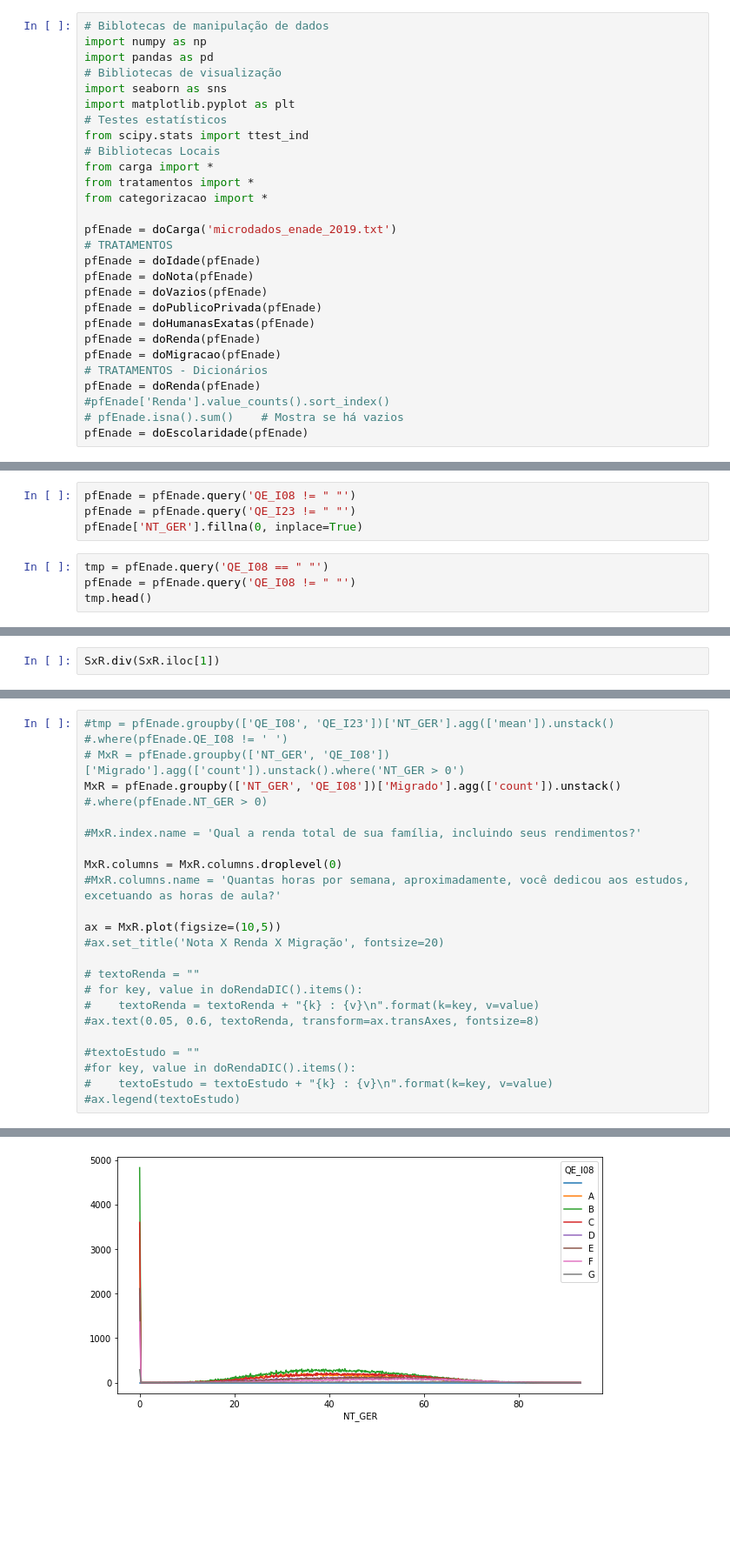
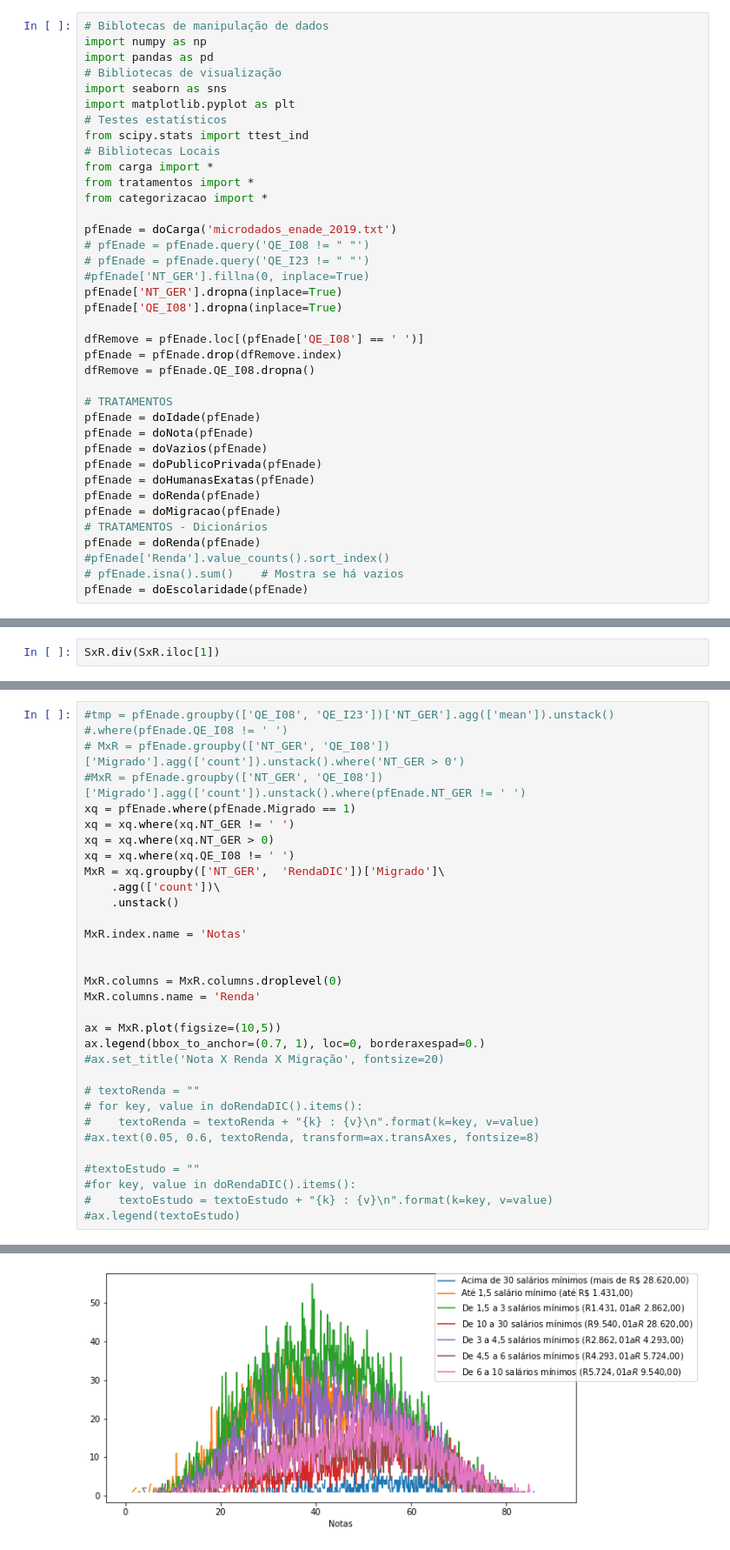
Before and after one commit to svponte/md, a Jupyter notebook: kg.ipynb, the cells around one changed output, grey strips where cells are left out. Shown: that part at 87% size. Drawn from its saved outputs; the diff is of its cells as text; blank space fills up the shorter version.

```diff
--- a/kg.ipynb
+++ b/kg.ipynb
@@ -13,6 +13,16 @@ from tratamentos import *
 from categorizacao import *
 
 pfEnade = doCarga('microdados_enade_2019.txt')
+# pfEnade = pfEnade.query('QE_I08 != " "')
+# pfEnade = pfEnade.query('QE_I23 != " "')
+#pfEnade['NT_GER'].fillna(0, inplace=True)
+pfEnade['NT_GER'].dropna(inplace=True)
+pfEnade['QE_I08'].dropna(inplace=True)
+
+dfRemove = pfEnade.loc[(pfEnade['QE_I08'] == ' ')]
+pfEnade = pfEnade.drop(dfRemove.index)
+dfRemove = pfEnade.QE_I08.dropna()
+
 # TRATAMENTOS
 pfEnade = doIdade(pfEnade)
 pfEnade = doNota(pfEnade)
@@ -52,11 +39,3 @@ dtype: int64
-# %%
-pfEnade = pfEnade.query('QE_I08 != " "')
-pfEnade = pfEnade.query('QE_I23 != " "')
-pfEnade['NT_GER'].fillna(0, inplace=True)
-# %%
-tmp = pfEnade.query('QE_I08 == " "')
-pfEnade = pfEnade.query('QE_I08 != " "')
-tmp.head()
 # %%
 # Renda Familiar X Nota
 tmp = pfEnade.groupby('QE_I08')['NT_GER'].agg(['mean', 'std', 'count']).sort_index()
@@ -187,14 +203,23 @@ pfEnade.query('NT_GER == 0').head
 # %%
 #tmp = pfEnade.groupby(['QE_I08', 'QE_I23'])['NT_GER'].agg(['mean']).unstack() #.where(pfEnade.QE_I08 != ' ')
 # MxR = pfEnade.groupby(['NT_GER', 'QE_I08'])['Migrado'].agg(['count']).unstack().where('NT_GER > 0')
-MxR = pfEnade.groupby(['NT_GER', 'QE_I08'])['Migrado'].agg(['count']).unstack() #.where(pfEnade.NT_GER > 0)
+#MxR = pfEnade.groupby(['NT_GER', 'QE_I08'])['Migrado'].agg(['count']).unstack().where(pfEnade.NT_GER != ' ')
+xq = pfEnade.where(pfEnade.Migrado == 1)
+xq = xq.where(xq.NT_GER != ' ')
+xq = xq.where(xq.NT_GER > 0)
+xq = xq.where(xq.QE_I08 != ' ')
+MxR = xq.groupby(['NT_GER',  'RendaDIC'])['Migrado']\
+    .agg(['count'])\
+    .unstack()
 
-#MxR.index.name = 'Qual a renda total de sua família, incluindo seus rendimentos?'
+MxR.index.name = 'Notas'
+
 
 MxR.columns = MxR.columns.droplevel(0)
-#MxR.columns.name = 'Quantas horas por semana, aproximadamente, você dedicou aos estudos, excetuando as horas de aula?'
+MxR.columns.name = 'Renda'
 
 ax = MxR.plot(figsize=(10,5))
+ax.legend(bbox_to_anchor=(0.7, 1), loc=0, borderaxespad=0.)
 #ax.set_title('Nota X Renda X Migração', fontsize=20)
 
 # textoRenda = ""
@@ -210 +236 @@ ax = MxR.plot(figsize=(10,5))
-[figure, old version]
+[figure, new version]
```
Also changed, not shown: parts of 7 cells of this notebook, 1 other file.
